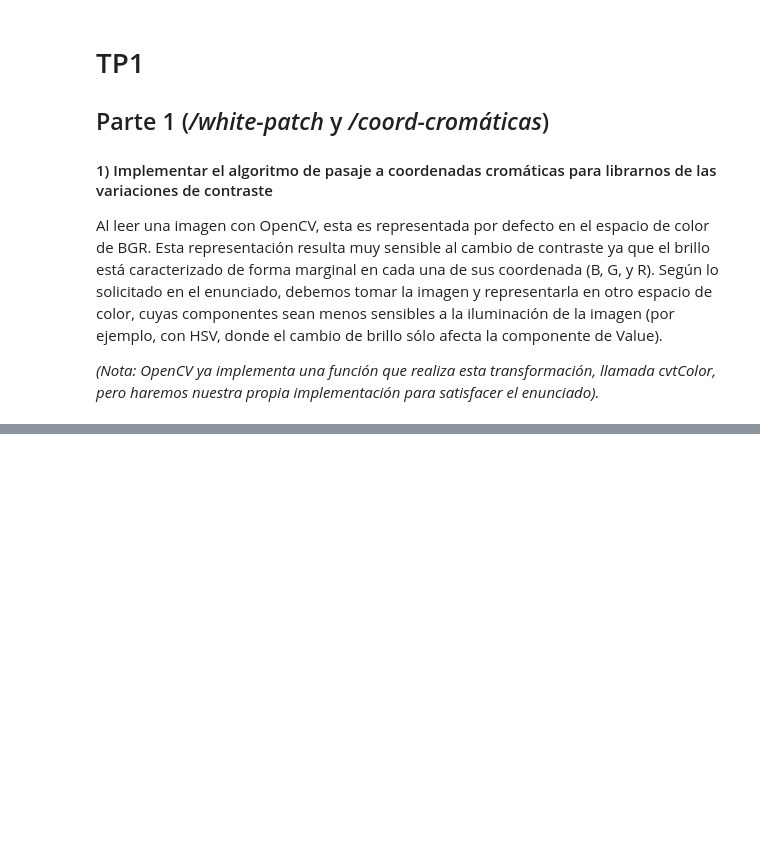
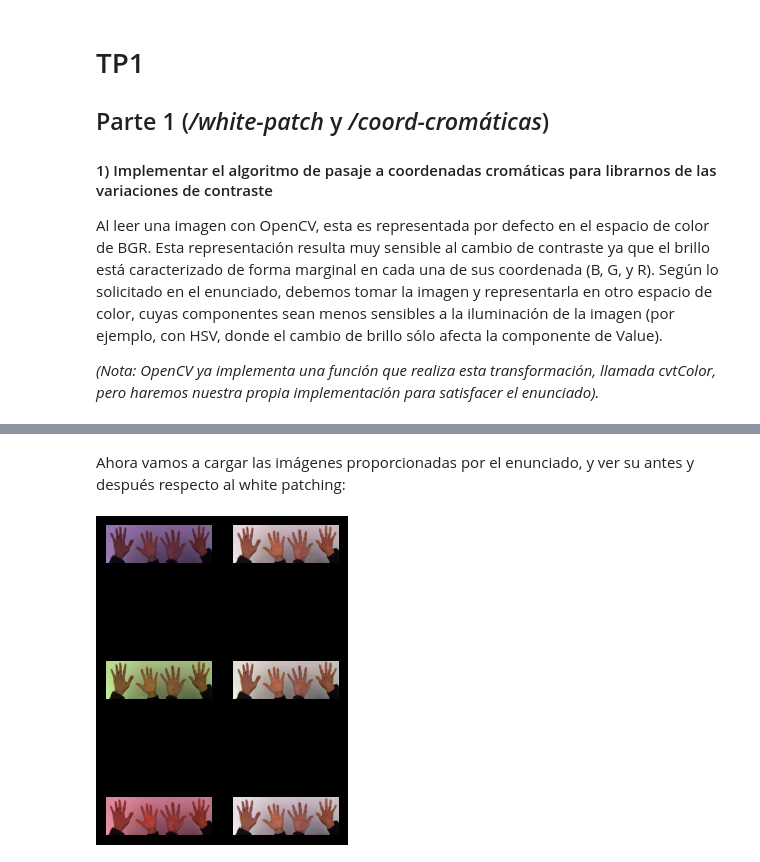
Before and after one commit to Muscian/VpC_1, a Jupyter notebook: Material_TPs/TP1/TP1_resuelto.ipynb, the cells around one changed output, grey strips where cells are left out. Cells and saved outputs as stored; diff of their text form; code cells hidden in the pictures; blank space fills up the shorter version.

```diff
--- a/Material_TPs/TP1/TP1_resuelto.ipynb
+++ b/Material_TPs/TP1/TP1_resuelto.ipynb
@@ -93,0 +151,51 @@ print(img_hsv)
+# %% [markdown]
+Ahora vamos a cargar las imágenes proporcionadas por el enunciado, y ver su antes y después respecto al white patching:
+# %%
+# Cargamos las imágenes
+img1 = cv.imread('white_patch/test_blue.png')
+img2 = cv.imread('white_patch/test_green.png')
+img3 = cv.imread('white_patch/test_red.png')
+
+# Las pasamos por la función que implementamos más arriba
+img1_wp = white_patch(img1)
+img2_wp = white_patch(img2)
+img3_wp = white_patch(img3)
+
+# Convertimos todo a RGB para poder graficarlo en matplot
+img1 = cv.cvtColor(img1,cv.COLOR_BGR2RGB)
+img2 = cv.cvtColor(img2,cv.COLOR_BGR2RGB)
+img3 = cv.cvtColor(img3,cv.COLOR_BGR2RGB)
+img1_wp = cv.cvtColor(img1_wp,cv.COLOR_BGR2RGB)
+img2_wp = cv.cvtColor(img2_wp,cv.COLOR_BGR2RGB)
+img3_wp = cv.cvtColor(img3_wp,cv.COLOR_BGR2RGB)
+
+# Ahora preparamos una graficación comparativa del antes y el después:
+
+plt.figure(figsize=(3, 5)).patch.set_facecolor('black') # <- Marco oscuro
+plt.subplot(3, 2, 1)
+plt.imshow(img1)
+plt.axis('off')
+
+plt.subplot(3, 2, 2)
+plt.imshow(img1_wp)
+plt.axis('off')
+
+plt.subplot(3, 2, 3)
+plt.imshow(img2)
+plt.axis('off')
+
+plt.subplot(3, 2, 4)
+plt.imshow(img2_wp)
+plt.axis('off')
+
+plt.subplot(3, 2, 5)
+plt.imshow(img3)
+plt.axis('off')
+
+plt.subplot(3, 2, 6)
+plt.imshow(img3_wp)
+plt.axis('off')
+
+plt.show()
+# %% [output]
+[figure, added]
```
Also changed, not shown: parts of 18 cells of this notebook, 1 other file.
